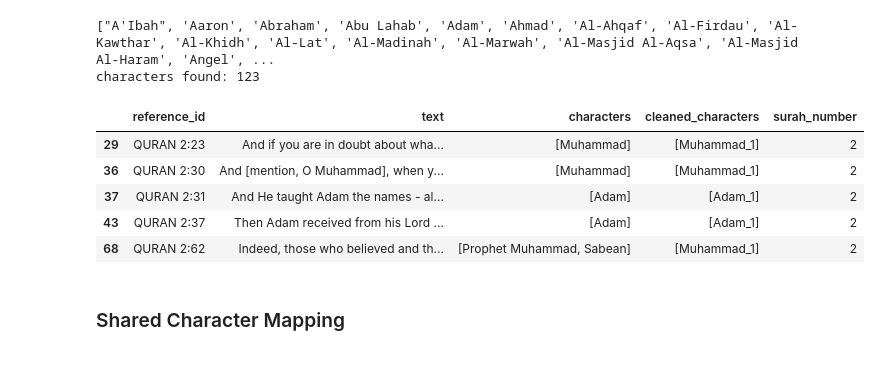
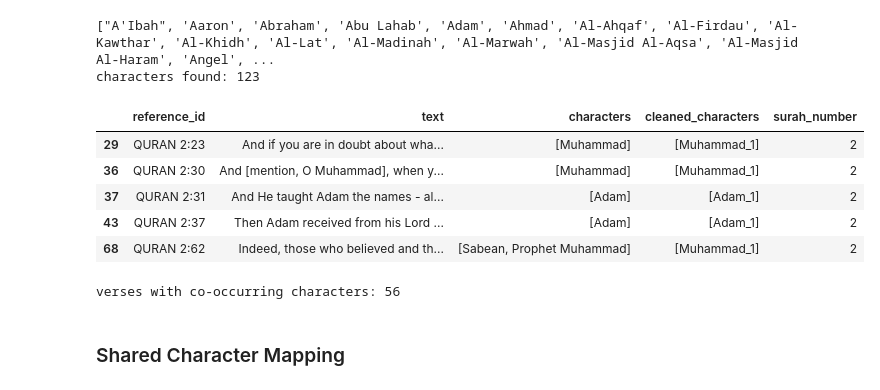
Before and after one commit to erinabruzzy/DSAN6400, a Jupyter notebook: social_network_analysis.ipynb, the cells around one changed output. Cells and saved outputs as stored; diff of their text form; code cells hidden in the pictures.

```diff
--- a/social_network_analysis.ipynb
+++ b/social_network_analysis.ipynb
@@ -138,7 +152,7 @@ print("characters found:", len(all_unique_names))
 ["A'Ibah", 'Aaron', 'Abraham', 'Abu Lahab', 'Adam', 'Ahmad', 'Al-Ahqaf', 'Al-Firdau', 'Al-Kawthar', 'Al-Khidh', 'Al-Lat', 'Al-Madinah', 'Al-Marwah', 'Al-Masjid Al-Aqsa', 'Al-Masjid Al-Haram', 'Angel', ...
 characters found: 123
 # %%
-QURAN_CHARACTER_MAP = {
+CHARACTER_MAP = {
     # Shared Characters
     "Jesus": "YHVH_1", "Jesu": "YHVH_1", "Said Jesu": "YHVH_1", "Messiah": "YHVH_1",
     "Abraham": "Abram_1",
@@ -147,7 +161,7 @@ QURAN_CHARACTER_MAP = {
     "John": "John_1",  # John the Baptist
     "Gabriel": "Gabriel_1",
     "Michael": "Michael_1",
-    "Satan": "Satan_1", "Iblee": "Satan_1", # Quranic equivalent of Satan/Lucifer
+    "Satan": "Satan_1", "Iblee": "Satan_1", # equivalent of Satan/Lucifer
 
     # Shared Ancestors
     "Moses": "Moses_1", "Said Mose": "Moses_1",
@@ -168,7 +182,7 @@ QURAN_CHARACTER_MAP = {
     "Goliath": "Goliath_1",
     "Saul": "Saul_1",
 
-    # Quran Specific Characters
+    # Qur'an Specific Characters
     "Muhammad": "Muhammad_1", "Prophet Muhammad": "Muhammad_1",
     "Abu Lahab": "Abu_Lahab_1",
     "Dhul-Kifl": "Dhul_Kifl_1",
@@ -184,26 +198,31 @@ QURAN_CHARACTER_MAP = {
 # %%
 def clean_and_resolve(raw_names):
     cleaned_ids = set()
     for name in raw_names:
-        if name in QURAN_CHARACTER_MAP:
-            cleaned_ids.add(QURAN_CHARACTER_MAP[name])
+        if name in CHARACTER_MAP:
+            cleaned_ids.add(CHARACTER_MAP[name])
     return list(cleaned_ids)
 # resolution mapping
 df_quran['cleaned_characters'] = df_quran['characters'].apply(clean_and_resolve)
 # filter to verses w/ characters
 df_quran_clean = df_quran[df_quran['cleaned_characters'].map(len) > 0].copy()
 
 # extracting the surah number
 df_quran_clean['surah_number'] = df_quran_clean['reference_id'].str.extract(r'QURAN (\d+):').astype(int)
 
 df_quran_clean.head()
 # %% [output]
 |  | reference_id | text | characters | cleaned_characters | surah_number |
 | 29 | QURAN 2:23 | And if you are in doubt about wha... | [Muhammad] | [Muhammad_1] | 2 |
 | 36 | QURAN 2:30 | And [mention, O Muhammad], when y... | [Muhammad] | [Muhammad_1] | 2 |
 | 37 | QURAN 2:31 | And He taught Adam the names - al... | [Adam] | [Adam_1] | 2 |
 | 43 | QURAN 2:37 | Then Adam received from his Lord ... | [Adam] | [Adam_1] | 2 |
-| 68 | QURAN 2:62 | Indeed, those who believed and th... | [Prophet Muhammad, Sabean] | [Muhammad_1] | 2 |
+| 68 | QURAN 2:62 | Indeed, those who believed and th... | [Sabean, Prophet Muhammad] | [Muhammad_1] | 2 |
+# %%
+multi_person_verses = df_quran_clean[df_quran_clean['cleaned_characters'].apply(len) > 1]
+print(f"verses with co-occurring characters: {len(multi_person_verses)}")
+# %% [output]
+verses with co-occurring characters: 56
 # %% [markdown]
 ### Shared Character Mapping
 # %%
```
Also changed, not shown: parts of 18 cells of this notebook, 5 other files.
